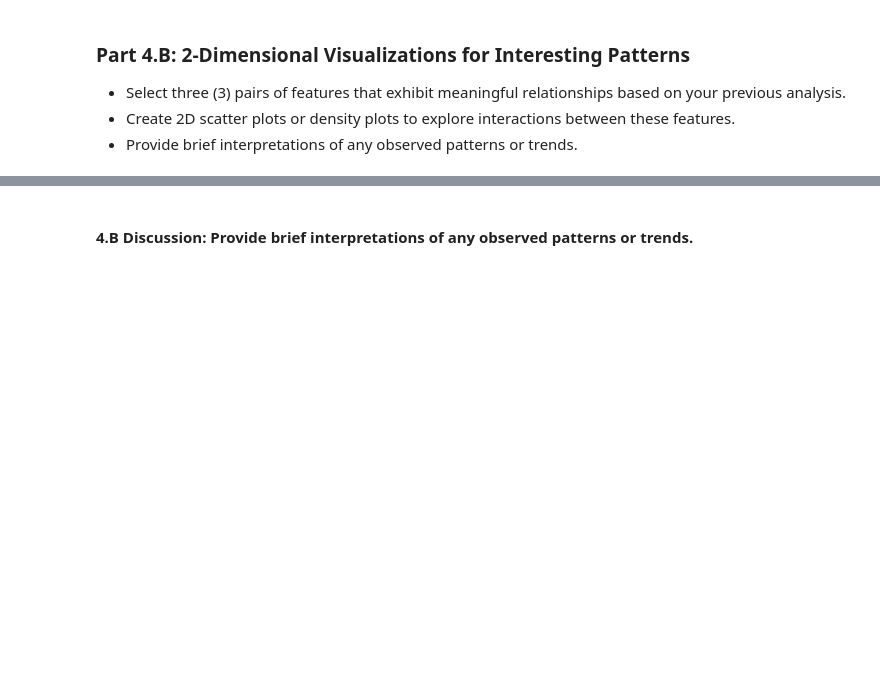
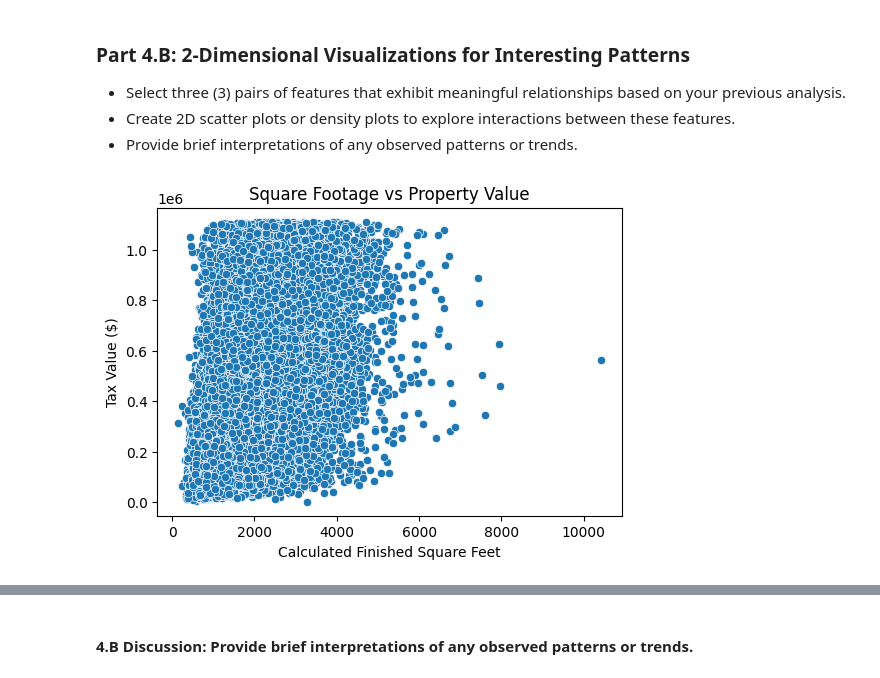
Before and after one commit to JarodCastroBU/Milestone1GroupProject_44, a Jupyter notebook: Milestone_01.ipynb, the cells around one changed output, grey strips where cells are left out. Saved outputs shown, nothing was run; the diff lists cells and outputs as text; code cells hidden in the pictures; blank space fills up the shorter version.

```diff
--- a/Milestone_01.ipynb
+++ b/Milestone_01.ipynb
@@ -750,3 +882,16 @@ Pay particular attention to especially interesting and/or strongly correlated fe
    - Select three (3) pairs of features that exhibit meaningful relationships based on your previous analysis.
    - Create 2D scatter plots or density plots to explore interactions between these features.
    - Provide brief interpretations of any observed patterns or trends.
+# %%
+# Size vs. Property value
+plt.figure(figsize=(6,4))
+sns.scatterplot(
+    x=df_final['calculatedfinishedsquarefeet'],
+    y=df_final['taxvaluedollarcnt'],
+)
+plt.title("Square Footage vs Property Value")
+plt.xlabel("Calculated Finished Square Feet")
+plt.ylabel("Tax Value ($)")
+plt.show()
+# %% [output]
+[figure, added]
```
Also changed, not shown: parts of 16 cells of this notebook.
